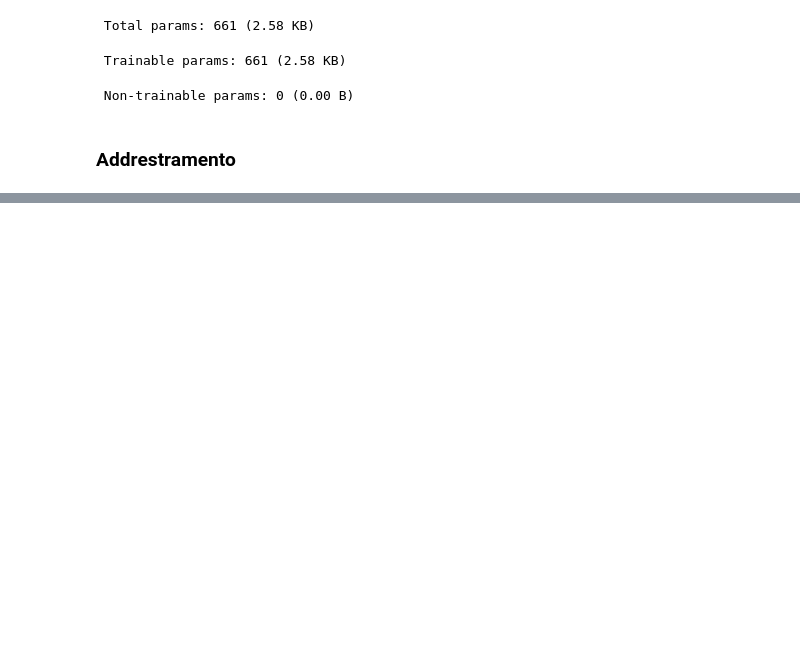
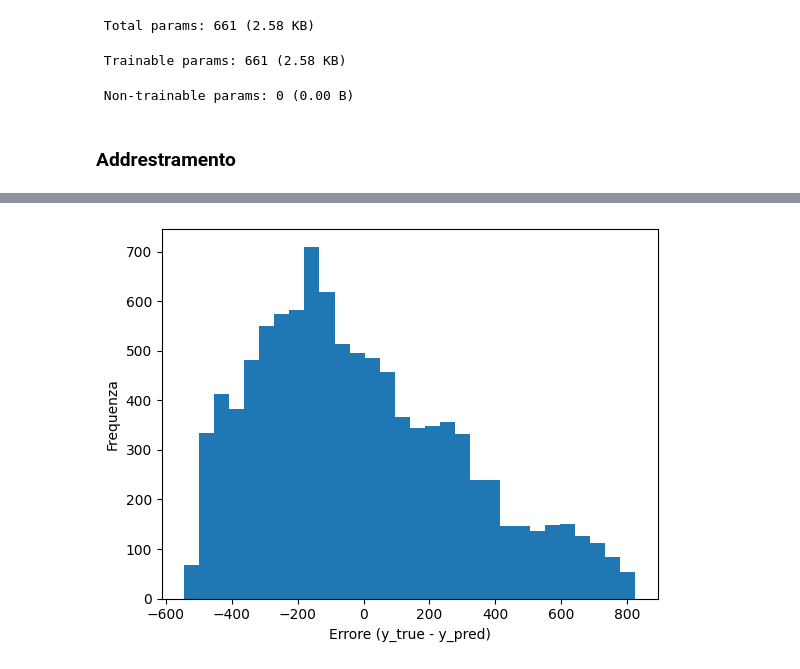
Before and after one commit to JulianCummaudo/ML_MobileReviewsAnalysis, a Jupyter notebook: mainRegression.ipynb, the cells around one changed output, grey strips where cells are left out. Drawn from its saved outputs; the diff is of its cells as text; code cells hidden in the pictures; blank space fills up the shorter version.

```diff
--- a/mainRegression.ipynb
+++ b/mainRegression.ipynb
@@ -128,0 +129,11 @@ Epoch 20/20
+# %%
+import matplotlib.pyplot as plt
+y_pred = model.predict(X_test)
+
+errori = y_test - y_pred.squeeze()
+
+plt.hist(errori, bins=30)
+plt.xlabel("Errore (y_true - y_pred)")
+plt.ylabel("Frequenza")
+plt.show()
+# %% [output]
@@ -128,0 +141 @@ Epoch 20/20
+[figure, added]
```
Also changed, not shown: parts of 4 cells of this notebook, 1 other file.
